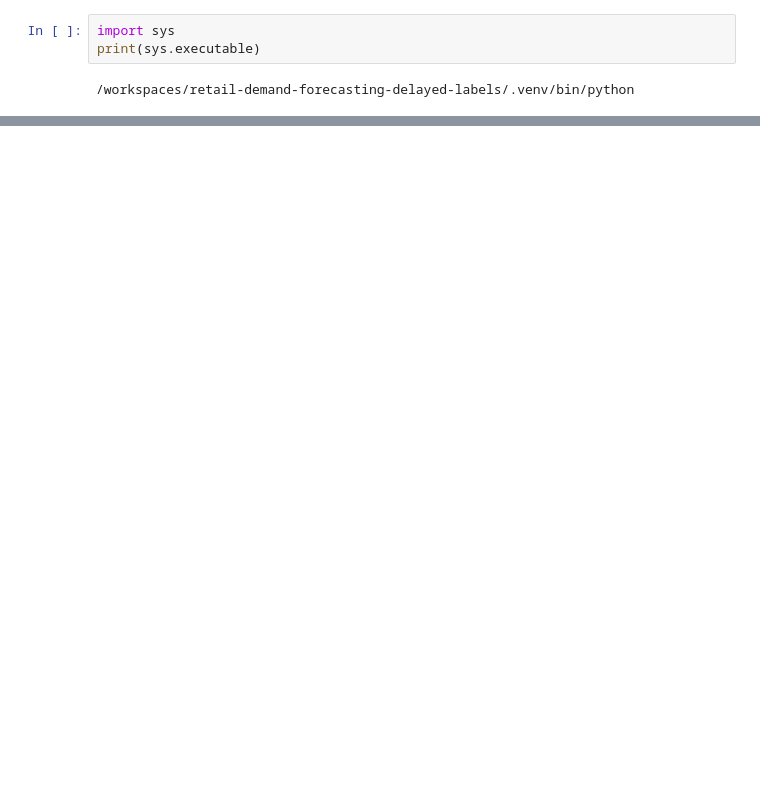
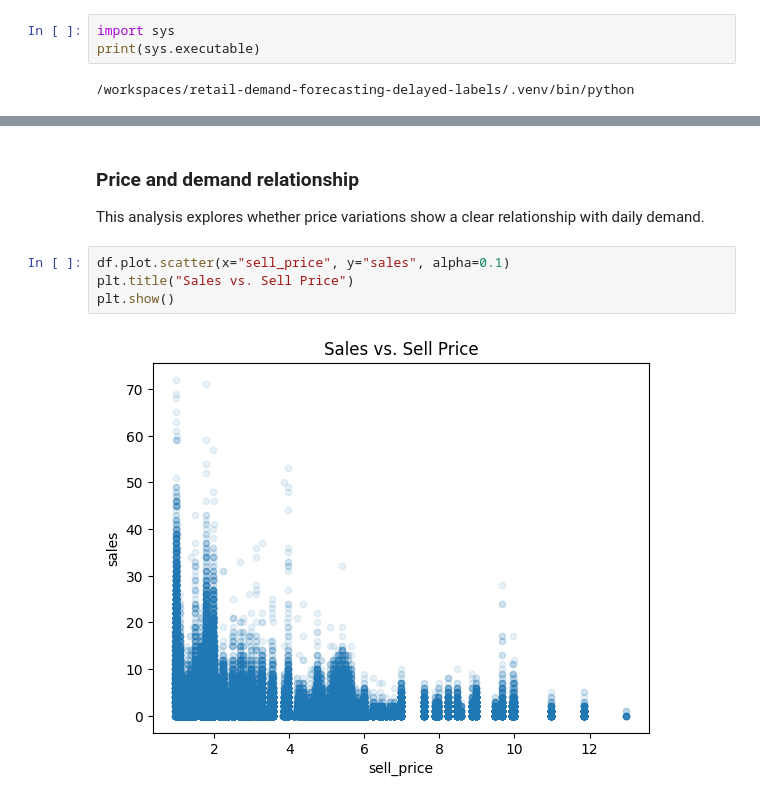
Before and after one commit to badroohiman/retail-demand-forecasting-delayed-labels, a Jupyter notebook: notebooks/01_eda.ipynb, the cells around one changed output, grey strips where cells are left out. Cells and saved outputs as stored; diff of their text form; blank space fills up the shorter version.

```diff
--- a/notebooks/01_eda.ipynb
+++ b/notebooks/01_eda.ipynb
@@ -57,0 +296,11 @@ memory usage: 49.6+ MB
+# %% [markdown]
+### Price and demand relationship
+
+This analysis explores whether price variations show a clear
+relationship with daily demand.
+# %%
+df.plot.scatter(x="sell_price", y="sales", alpha=0.1)
+plt.title("Sales vs. Sell Price")
+plt.show()
+# %% [output]
+[figure, added]
```
Also changed, not shown: parts of 38 cells of this notebook, 7 other files.
